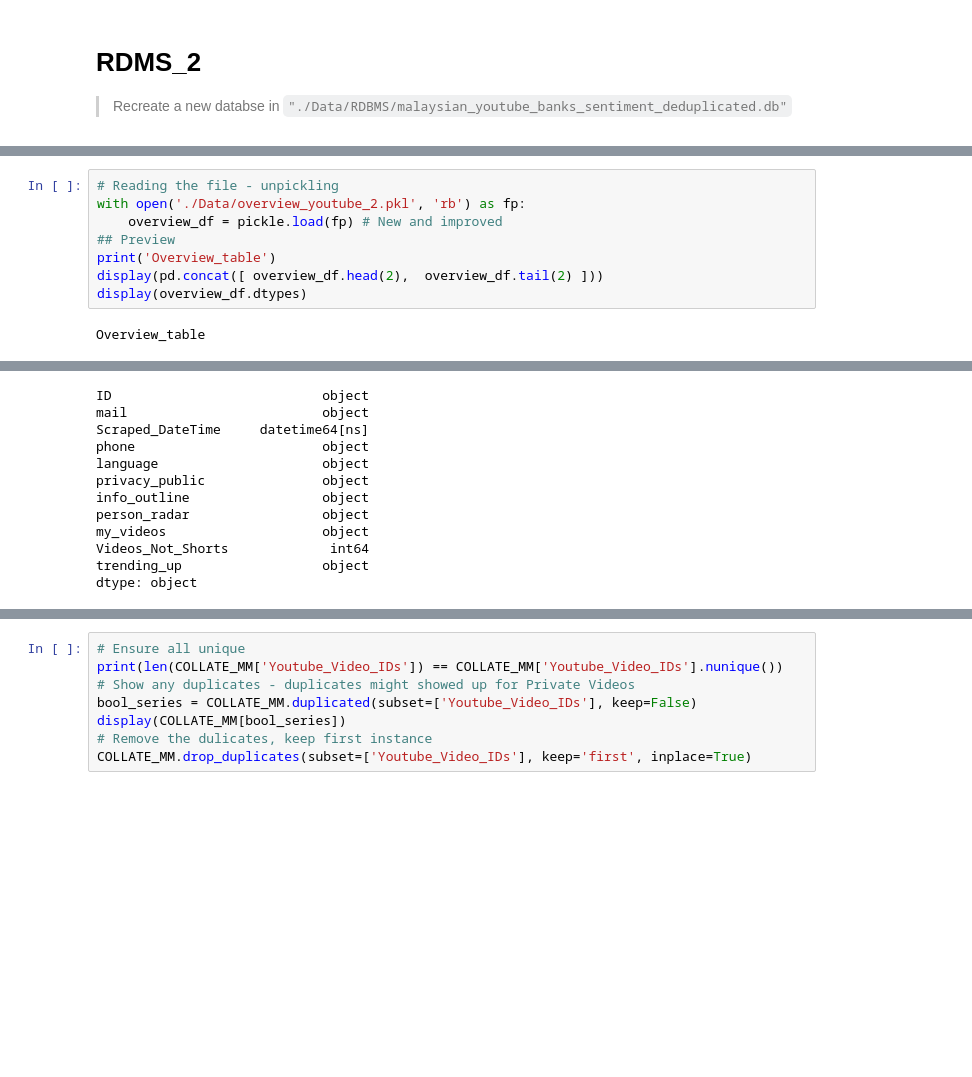
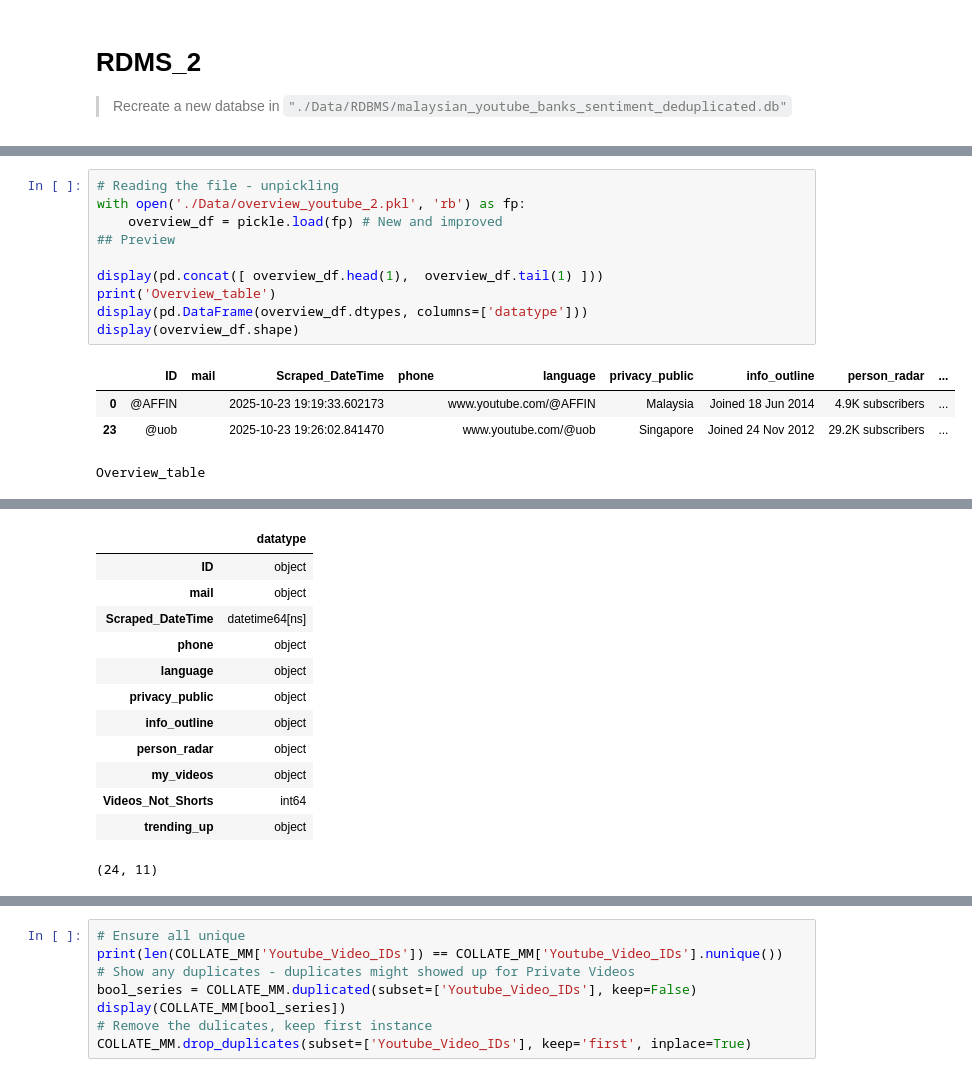
Before and after one commit to malcolmiscalm/Malaysian_Youtube_Banking, a Jupyter notebook: Agent and NLP.ipynb, the cells around one changed output, grey strips where cells are left out. Cells and saved outputs as stored; diff of their text form; blank space fills up the shorter version.

```diff
--- a/Agent and NLP.ipynb
+++ b/Agent and NLP.ipynb
@@ -229,10 +228,15 @@ dtype: object
 # %%
 # Reading the file - unpickling
 with open('./Data/overview_youtube_2.pkl', 'rb') as fp:
     overview_df = pickle.load(fp) # New and improved
 ## Preview
+
+display(pd.concat([ overview_df.head(1),  overview_df.tail(1) ]))
 print('Overview_table')
-display(pd.concat([ overview_df.head(2),  overview_df.tail(2) ]))
-display(overview_df.dtypes)
+display(pd.DataFrame(overview_df.dtypes, columns=['datatype']))
+display(overview_df.shape)
 # %% [output]
+|  | ID | mail | Scraped_DateTime | phone | language | privacy_public | info_outline | person_radar | ... |
+| 0 | @AFFIN |  | 2025-10-23 19:19:33.602173 |  | www.youtube.com/@AFFIN | Malaysia | Joined 18 Jun 2014 | 4.9K subscribers | ... |
+| 23 | @uob |  | 2025-10-23 19:26:02.841470 |  | www.youtube.com/@uob | Singapore | Joined 24 Nov 2012 | 29.2K subscribers | ... |
 Overview_table
@@ -244,15 +243,16 @@ Overview_table
+|  | datatype |
+| ID | object |
+| mail | object |
+| Scraped_DateTime | datetime64[ns] |
+| phone | object |
+| language | object |
+| privacy_public | object |
+| info_outline | object |
+| person_radar | object |
+| my_videos | object |
+| Videos_Not_Shorts | int64 |
+| trending_up | object |
-ID                           object
-mail                         object
-Scraped_DateTime     datetime64[ns]
-phone                        object
-language                     object
-privacy_public               object
-info_outline                 object
-person_radar                 object
-my_videos                    object
-Videos_Not_Shorts             int64
-trending_up                  object
-dtype: object
+(24, 11)
 # %%
 # Reading the file - unpickling
 with open('./Data/COLLATE/MM.pkl', 'rb') as fp:
```
Also changed, not shown: parts of 5 cells of this notebook, 4 other files.
